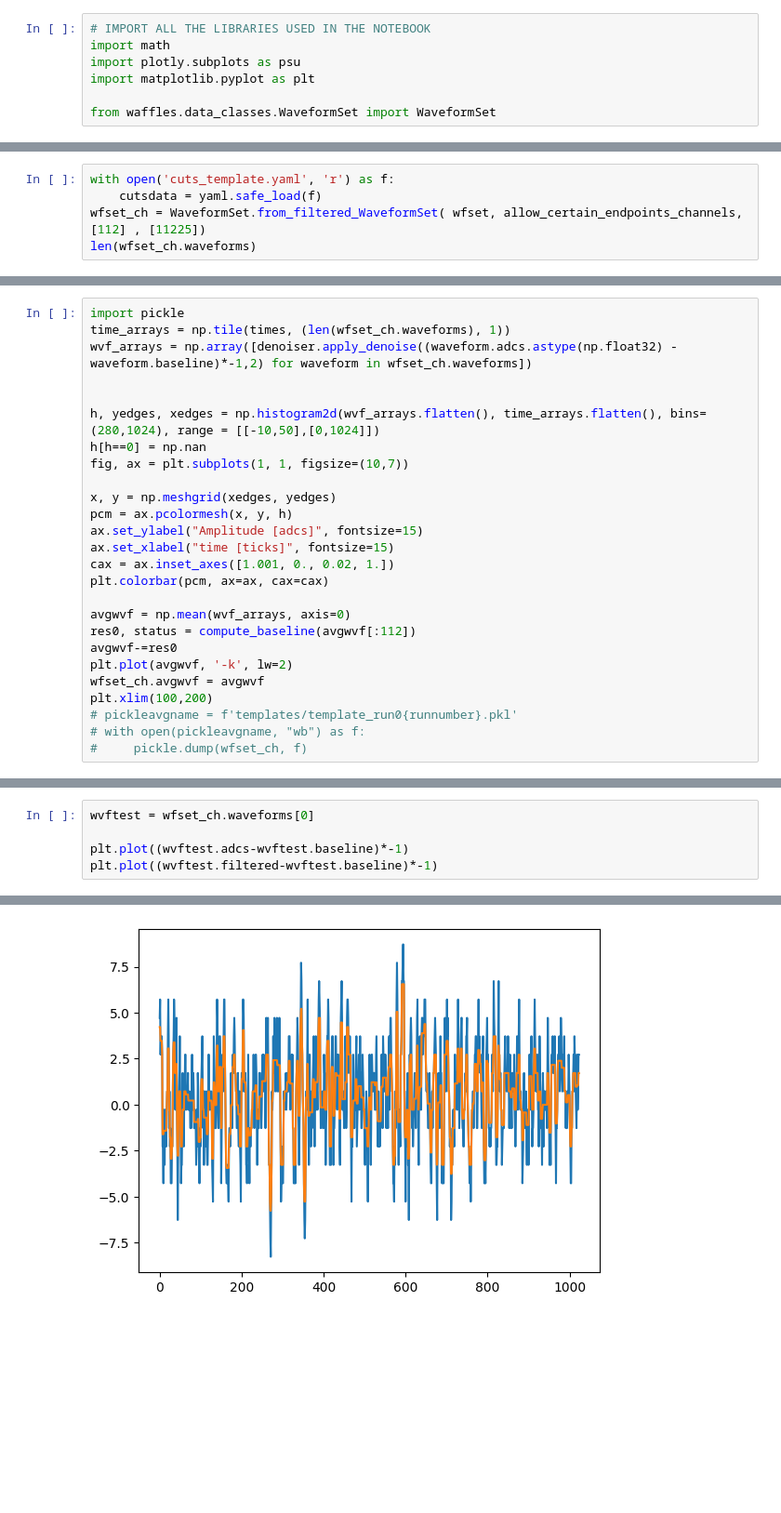
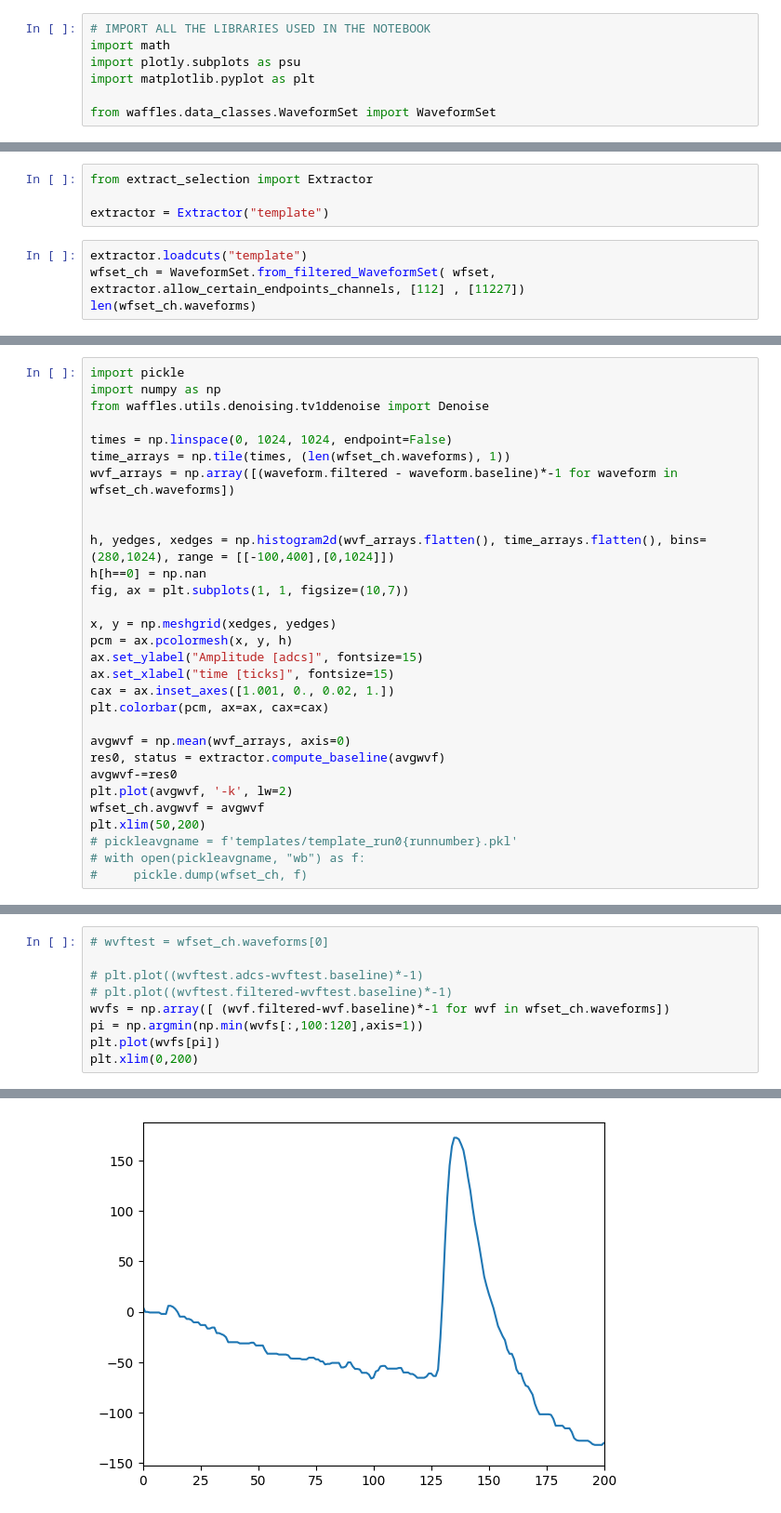
Before and after one commit to hvsouza/protodune-hd, a Jupyter notebook: AnalysisWaffles/templete_selection.ipynb, the cells around one changed output, grey strips where cells are left out. Shown at 93% size. Saved outputs shown, nothing was run; the diff lists cells and outputs as text; blank space fills up the shorter version.

```diff
--- a/AnalysisWaffles/templete_selection.ipynb
+++ b/AnalysisWaffles/templete_selection.ipynb
@@ -123,6 +15,9 @@ def allow_certain_endpoints_channels(waveform: Waveform, allowed_endpoints:list,
+# %%
+from extract_selection import Extractor
+
+extractor = Extractor("template")
 # %%
-with open('cuts_template.yaml', 'r') as f:
-    cutsdata = yaml.safe_load(f)
-wfset_ch = WaveformSet.from_filtered_WaveformSet( wfset, allow_certain_endpoints_channels, [112] , [11225])
+extractor.loadcuts("template")
+wfset_ch = WaveformSet.from_filtered_WaveformSet( wfset, extractor.allow_certain_endpoints_channels, [112] , [11227])
 len(wfset_ch.waveforms)
 # %% [output]
@@ -130,10 +25,14 @@ len(wfset_ch.waveforms)
 # %%
 import pickle
+import numpy as np
+from waffles.utils.denoising.tv1ddenoise import Denoise
+
+times = np.linspace(0, 1024, 1024, endpoint=False)
 time_arrays = np.tile(times, (len(wfset_ch.waveforms), 1))
-wvf_arrays = np.array([denoiser.apply_denoise((waveform.adcs.astype(np.float32) - waveform.baseline)*-1,2) for waveform in wfset_ch.waveforms])
+wvf_arrays = np.array([(waveform.filtered - waveform.baseline)*-1 for waveform in wfset_ch.waveforms])
 
 
-h, yedges, xedges = np.histogram2d(wvf_arrays.flatten(), time_arrays.flatten(), bins=(280,1024), range = [[-10,50],[0,1024]])
+h, yedges, xedges = np.histogram2d(wvf_arrays.flatten(), time_arrays.flatten(), bins=(280,1024), range = [[-100,400],[0,1024]])
 h[h==0] = np.nan
 fig, ax = plt.subplots(1, 1, figsize=(10,7))
 
@@ -145,11 +44,11 @@ cax = ax.inset_axes([1.001, 0., 0.02, 1.])
 plt.colorbar(pcm, ax=ax, cax=cax)
 
 avgwvf = np.mean(wvf_arrays, axis=0)
-res0, status = compute_baseline(avgwvf[:112])
+res0, status = extractor.compute_baseline(avgwvf)
 avgwvf-=res0
 plt.plot(avgwvf, '-k', lw=2)
 wfset_ch.avgwvf = avgwvf
-plt.xlim(100,200)
+plt.xlim(50,200)
 # pickleavgname = f'templates/template_run0{runnumber}.pkl'
 # with open(pickleavgname, "wb") as f:
 #     pickle.dump(wfset_ch, f)
@@ -194,6 +58,10 @@ validbases
 # %%
-wvftest = wfset_ch.waveforms[0]
+# wvftest = wfset_ch.waveforms[0]
 
-plt.plot((wvftest.adcs-wvftest.baseline)*-1)
-plt.plot((wvftest.filtered-wvftest.baseline)*-1)
+# plt.plot((wvftest.adcs-wvftest.baseline)*-1)
+# plt.plot((wvftest.filtered-wvftest.baseline)*-1)
+wvfs = np.array([ (wvf.filtered-wvf.baseline)*-1 for wvf in wfset_ch.waveforms])
+pi = np.argmin(np.min(wvfs[:,100:120],axis=1))
+plt.plot(wvfs[pi])
+plt.xlim(0,200)
 # %% [output]
@@ -201 +69 @@ plt.plot((wvftest.filtered-wvftest.baseline)*-1)
-[figure, old version]
+[figure, new version]
```
Also changed, not shown: parts of 7 cells of this notebook.
